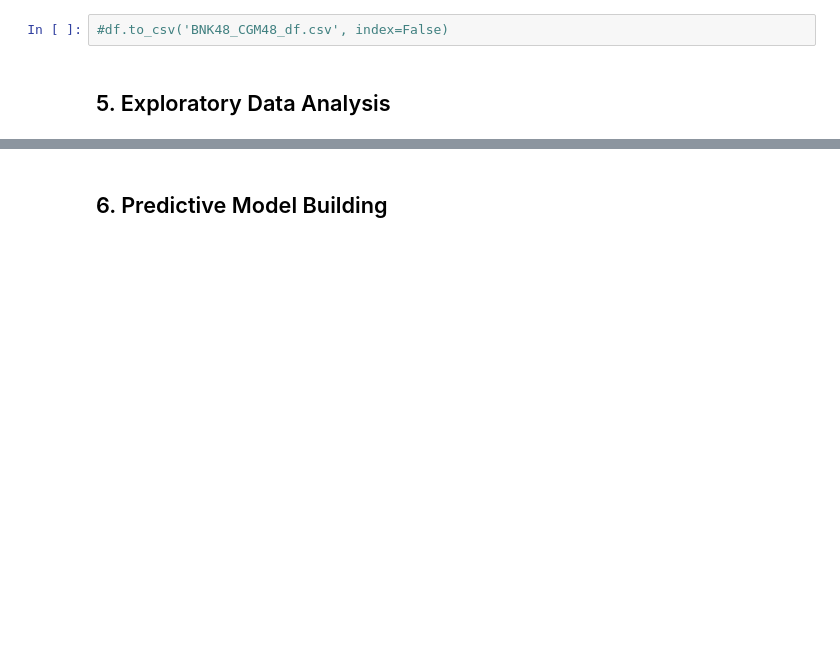
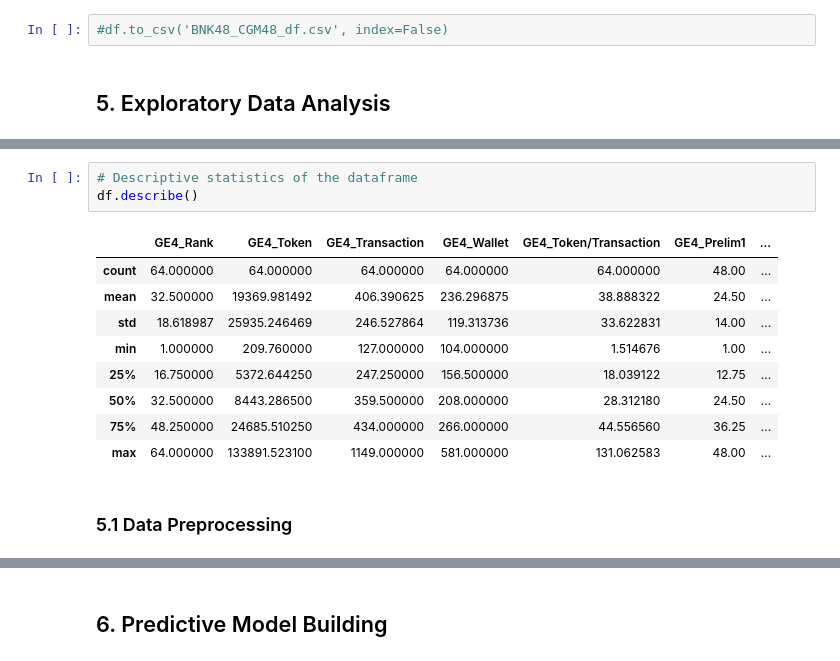
Before and after one commit to vk-poonyakanok/BNK48_CGM48_GE4_Analysis, a Jupyter notebook: BNK48_CGM48_GE4_predictive_analysis.ipynb, the cells around one changed output, grey strips where cells are left out. Saved outputs shown, nothing was run; the diff lists cells and outputs as text; blank space fills up the shorter version.

Commit message:
8th draft
Data Proprocessing

```diff
--- a/BNK48_CGM48_GE4_predictive_analysis.ipynb
+++ b/BNK48_CGM48_GE4_predictive_analysis.ipynb
@@ -164,0 +198,17 @@ df
+# %%
+# Descriptive statistics of the dataframe
+df.describe()
+# %% [output]
+|  | GE4_Rank | GE4_Token | GE4_Transaction | GE4_Wallet | GE4_Token/Transaction | GE4_Prelim1 | ... |
+| count | 64.000000 | 64.000000 | 64.000000 | 64.000000 | 64.000000 | 48.00 | ... |
+| mean | 32.500000 | 19369.981492 | 406.390625 | 236.296875 | 38.888322 | 24.50 | ... |
+| std | 18.618987 | 25935.246469 | 246.527864 | 119.313736 | 33.622831 | 14.00 | ... |
+| min | 1.000000 | 209.760000 | 127.000000 | 104.000000 | 1.514676 | 1.00 | ... |
+| 25% | 16.750000 | 5372.644250 | 247.250000 | 156.500000 | 18.039122 | 12.75 | ... |
+| 50% | 32.500000 | 8443.286500 | 359.500000 | 208.000000 | 28.312180 | 24.50 | ... |
+| 75% | 48.250000 | 24685.510250 | 434.000000 | 266.000000 | 44.556560 | 36.25 | ... |
+| max | 64.000000 | 133891.523100 | 1149.000000 | 581.000000 | 131.062583 | 48.00 | ... |
+# %% [markdown]
+<a id='5-1'></a>
+
+### 5.1 Data Preprocessing
```
Also changed, not shown: parts of 13 cells of this notebook, 2 other files.
